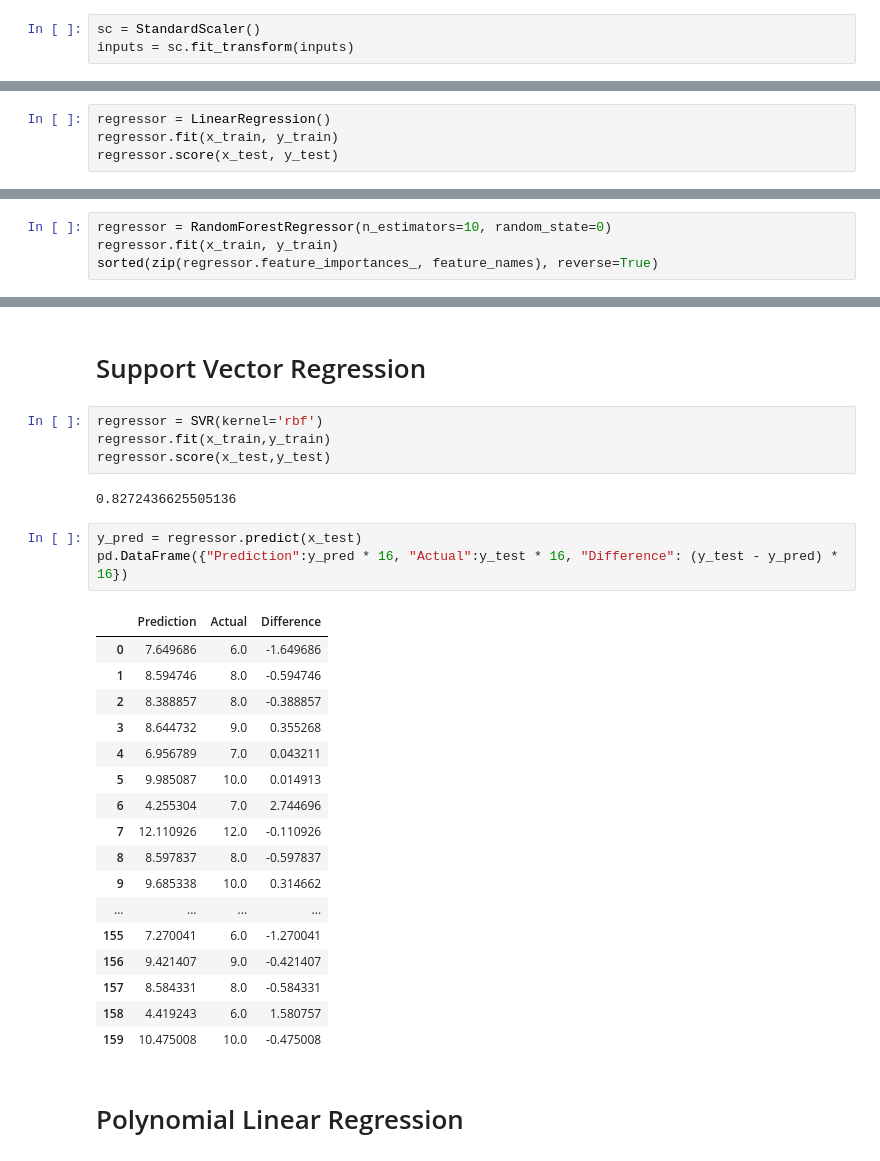
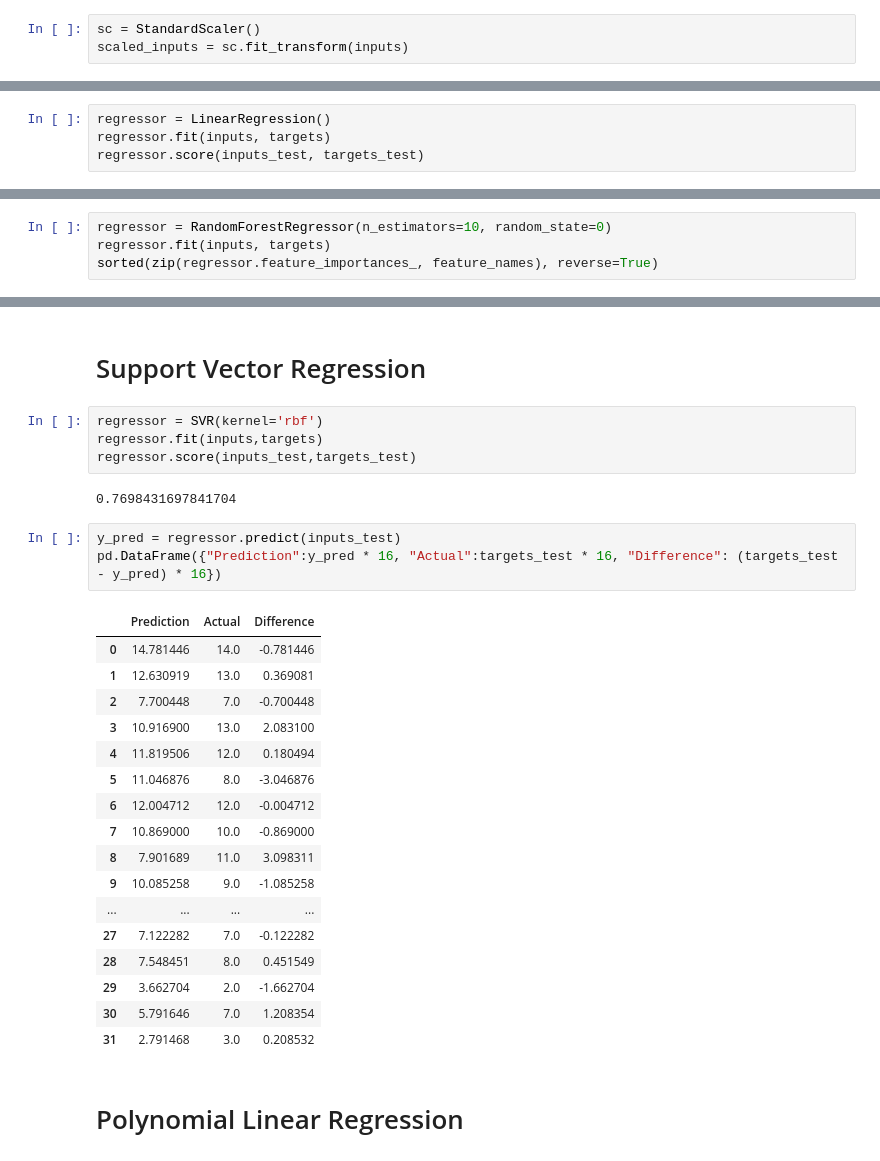
Before and after one commit to BryanWilsonRU/Final_Project, a Jupyter notebook: notebooks/preprocessing.ipynb, the cells around one changed output, grey strips where cells are left out. Saved outputs shown, nothing was run; the diff lists cells and outputs as text.

```diff
--- a/notebooks/preprocessing.ipynb
+++ b/notebooks/preprocessing.ipynb
@@ -125,5 +113,5 @@ inputs
 | 398 | 372 | 437 |
 # %%
 sc = StandardScaler()
-inputs = sc.fit_transform(inputs)
+scaled_inputs = sc.fit_transform(inputs)
 # %%
@@ -152,6 +140,6 @@ array([[ 1.01924799, -1.23165931],
 # Linear Regression
 # %%
 regressor = LinearRegression()
-regressor.fit(x_train, y_train)
-regressor.score(x_test, y_test)
+regressor.fit(inputs, targets)
+regressor.score(inputs_test, targets_test)
 # %% [output]
@@ -181,6 +169,6 @@ pd.DataFrame({"Prediction": y_pred * 16, "Actual":y_test * 16, "Difference": (y_
 # Random Forest
 # %%
 regressor = RandomForestRegressor(n_estimators=10, random_state=0)
-regressor.fit(x_train, y_train)
+regressor.fit(inputs, targets)
 sorted(zip(regressor.feature_importances_, feature_names), reverse=True)
 # %% [output]
@@ -214,31 +186,31 @@ pd.DataFrame({"Prediction":y_pred * 16, "Actual":y_test * 16, "Difference": (y_t
 # Support Vector Regression
 # %%
 regressor = SVR(kernel='rbf')
-regressor.fit(x_train,y_train)
-regressor.score(x_test,y_test)
+regressor.fit(inputs,targets)
+regressor.score(inputs_test,targets_test)
 # %% [output]
-0.8272436625505136
+0.7698431697841704
 # %%
-y_pred = regressor.predict(x_test)
-pd.DataFrame({"Prediction":y_pred * 16, "Actual":y_test * 16, "Difference": (y_test - y_pred) * 16})
+y_pred = regressor.predict(inputs_test)
+pd.DataFrame({"Prediction":y_pred * 16, "Actual":targets_test * 16, "Difference": (targets_test - y_pred) * 16})
 # %% [output]
 |  | Prediction | Actual | Difference |
-| 0 | 7.649686 | 6.0 | -1.649686 |
-| 1 | 8.594746 | 8.0 | -0.594746 |
-| 2 | 8.388857 | 8.0 | -0.388857 |
-| 3 | 8.644732 | 9.0 | 0.355268 |
-| 4 | 6.956789 | 7.0 | 0.043211 |
-| 5 | 9.985087 | 10.0 | 0.014913 |
-| 6 | 4.255304 | 7.0 | 2.744696 |
-| 7 | 12.110926 | 12.0 | -0.110926 |
-| 8 | 8.597837 | 8.0 | -0.597837 |
-| 9 | 9.685338 | 10.0 | 0.314662 |
+| 0 | 14.781446 | 14.0 | -0.781446 |
+| 1 | 12.630919 | 13.0 | 0.369081 |
+| 2 | 7.700448 | 7.0 | -0.700448 |
+| 3 | 10.916900 | 13.0 | 2.083100 |
+| 4 | 11.819506 | 12.0 | 0.180494 |
+| 5 | 11.046876 | 8.0 | -3.046876 |
+| 6 | 12.004712 | 12.0 | -0.004712 |
+| 7 | 10.869000 | 10.0 | -0.869000 |
+| 8 | 7.901689 | 11.0 | 3.098311 |
+| 9 | 10.085258 | 9.0 | -1.085258 |
 | ... | ... | ... | ... |
-| 155 | 7.270041 | 6.0 | -1.270041 |
-| 156 | 9.421407 | 9.0 | -0.421407 |
-| 157 | 8.584331 | 8.0 | -0.584331 |
-| 158 | 4.419243 | 6.0 | 1.580757 |
-| 159 | 10.475008 | 10.0 | -0.475008 |
+| 27 | 7.122282 | 7.0 | -0.122282 |
+| 28 | 7.548451 | 8.0 | 0.451549 |
+| 29 | 3.662704 | 2.0 | -1.662704 |
+| 30 | 5.791646 | 7.0 | 1.208354 |
+| 31 | 2.791468 | 3.0 | 0.208532 |
 # %% [markdown]
 # Polynomial Linear Regression
 # %%
```
Also changed, not shown: parts of 11 cells of this notebook.
